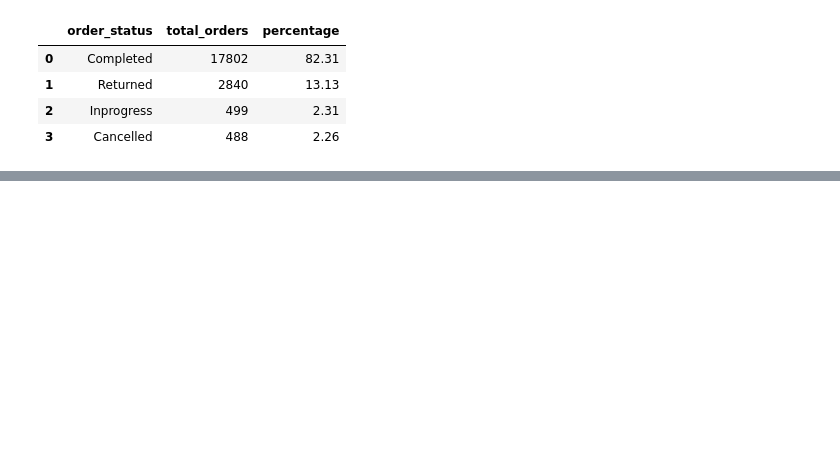
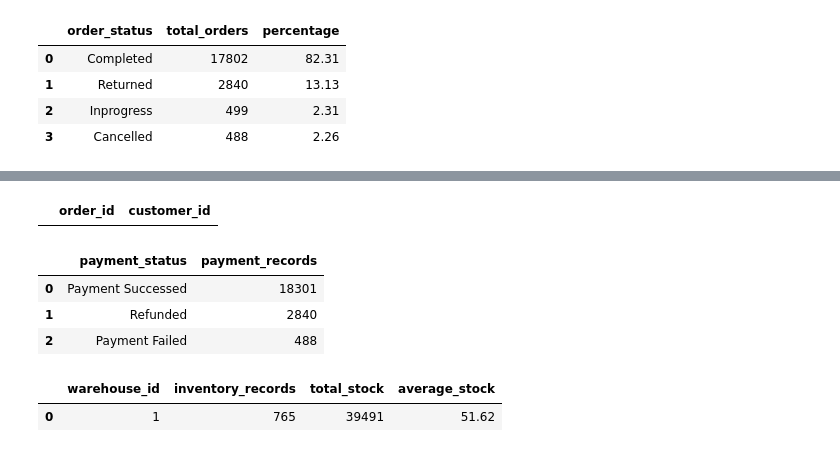
Before and after one commit to rakshamishra54/Amazon_Sales_Analytics, a Jupyter notebook: Amazon_Sales_analytics.ipynb, the cells around one changed output, grey strips where cells are left out. Cells and saved outputs as stored; diff of their text form; code cells hidden in the pictures; blank space fills up the shorter version.

```diff
--- a/Amazon_Sales_analytics.ipynb
+++ b/Amazon_Sales_analytics.ipynb
@@ -223,0 +296,40 @@ ORDER BY total_orders DESC;
+# %%
+##Do any orders reference nonexistent customers?
+run("""
+SELECT o.order_id , o.customer_id
+FROM orders AS o
+LEFT JOIN customers AS c
+ON o.customer_id = c."Customer ID"
+WHERE c."Customer ID" IS NULL ;
+
+""")
+# %% [output]
+|  | order_id | customer_id |
+# %%
+##What is the distribution of payment statuses?
+run("""
+SELECT payment_status, COUNT(*) AS payment_records
+FROM payments
+GROUP BY payment_status
+ORDER BY payment_records DESC;
+""")
+# %% [output]
+|  | payment_status | payment_records |
+| 0 | Payment Successed | 18301 |
+| 1 | Refunded | 2840 |
+| 2 | Payment Failed | 488 |
+# %%
+##How is inventory distributed across warehouses?
+run("""
+SELECT
+    warehouse_id,
+    COUNT(*) AS inventory_records,
+    SUM(stock) AS total_stock,
+    ROUND(AVG(stock), 2) AS average_stock
+FROM inventory
+GROUP BY warehouse_id
+ORDER BY total_stock DESC;
+""")
+# %% [output]
+|  | warehouse_id | inventory_records | total_stock | average_stock |
+| 0 | 1 | 765 | 39491 | 51.62 |
```
Also changed, not shown: parts of 8 cells of this notebook.
